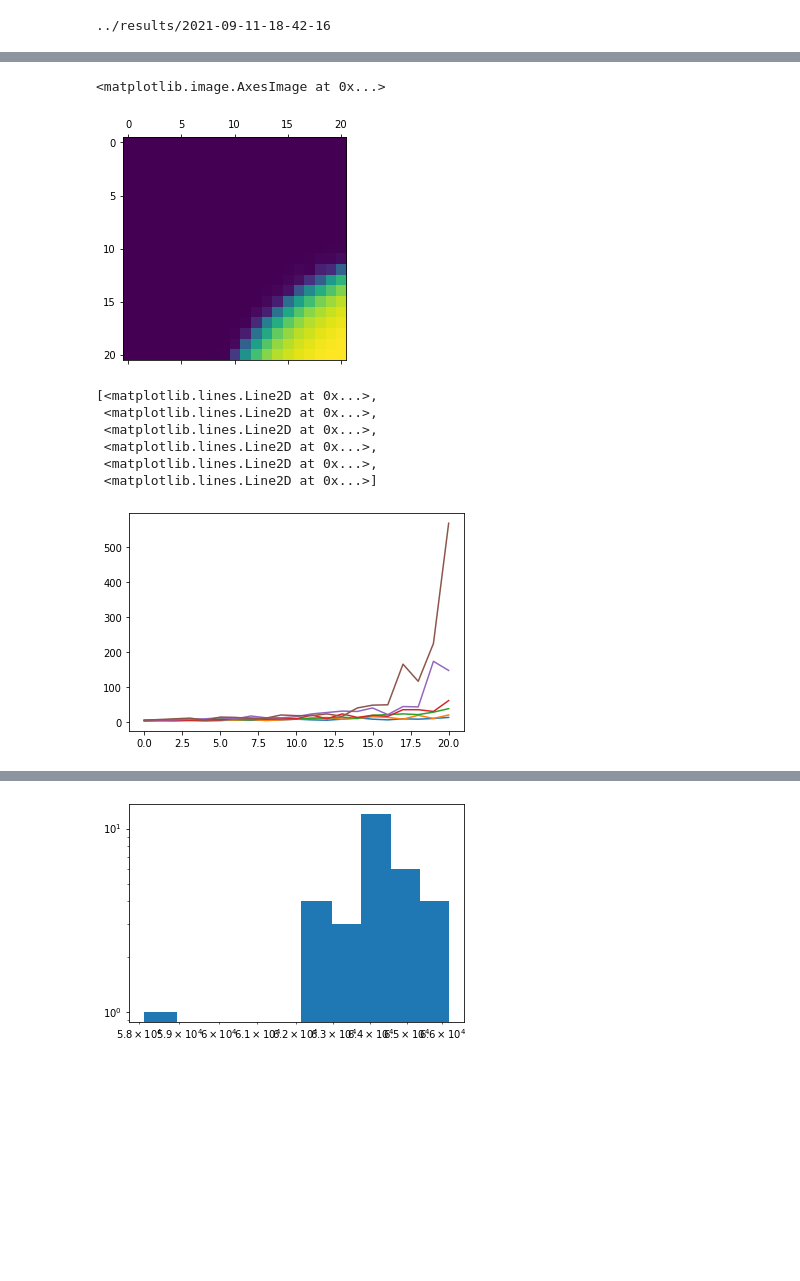
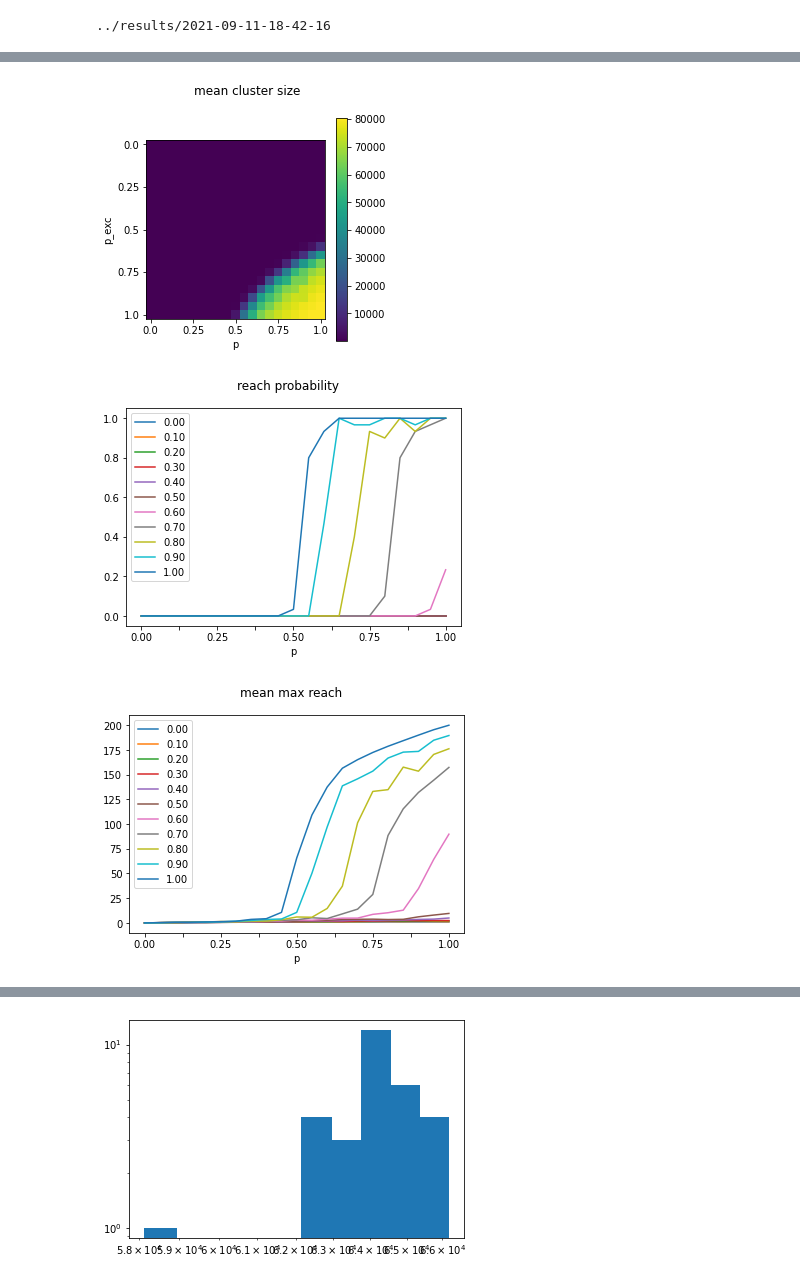
Before and after one commit to aloejhb/pyava, a Jupyter notebook: notebooks/parameter_scan_ed_perc_2d.ipynb, the cells around one changed output, grey strips where cells are left out. Saved outputs shown, nothing was run; the diff lists cells and outputs as text; code cells hidden in the pictures; blank space fills up the shorter version.

```diff
--- a/notebooks/parameter_scan_ed_perc_2d.ipynb
+++ b/notebooks/parameter_scan_ed_perc_2d.ipynb
@@ -107,18 +86,16 @@ plt.plot(max_reach[:,3:10])
 # %%
 cluster_size_mat, scan_par = psc.get_cluster_size_mat(indir)
 # %%
-plt.matshow(np.max(cluster_size_mat, axis=2))
+mean_cluster_size = np.mean(cluster_size_mat, axis=2)
+vis.plot_scan_mat(mean_cluster_size, scan_par, 'mean cluster size')
 # %% [output]
-<matplotlib.image.AxesImage at 0x...>
-[figure, old version]
+[figure, new version]
 # %%
-max_sc = np.max(cluster_size_mat, axis=2)
-plt.plot(max_sc[:,4:10])
+imp.reload(pyava.visualize)
+vis.plot_mat_1d(reach_prob_mat, scan_par, 'reach probability')
 # %% [output]
-[<matplotlib.lines.Line2D at 0x...>,
- <matplotlib.lines.Line2D at 0x...>,
- <matplotlib.lines.Line2D at 0x...>,
- <matplotlib.lines.Line2D at 0x...>,
- <matplotlib.lines.Line2D at 0x...>,
- <matplotlib.lines.Line2D at 0x...>]
-[figure, old version]
+[figure, new version]
+# %%
+vis.plot_mat_1d(mean_max_reach, scan_par, 'mean max reach')
+# %% [output]
+[figure, added]
```
Also changed, not shown: parts of 9 cells of this notebook, 2 other files.
